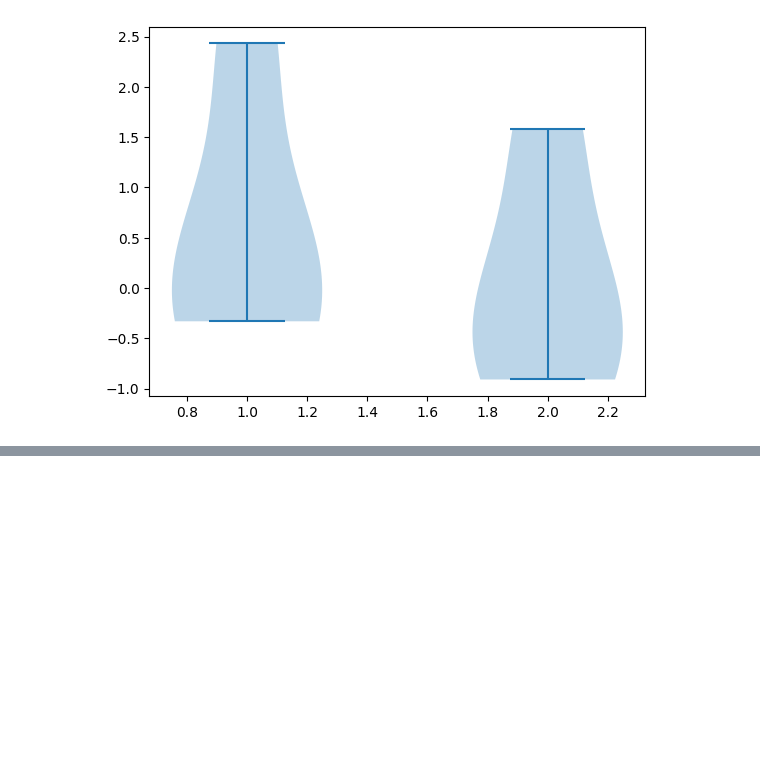
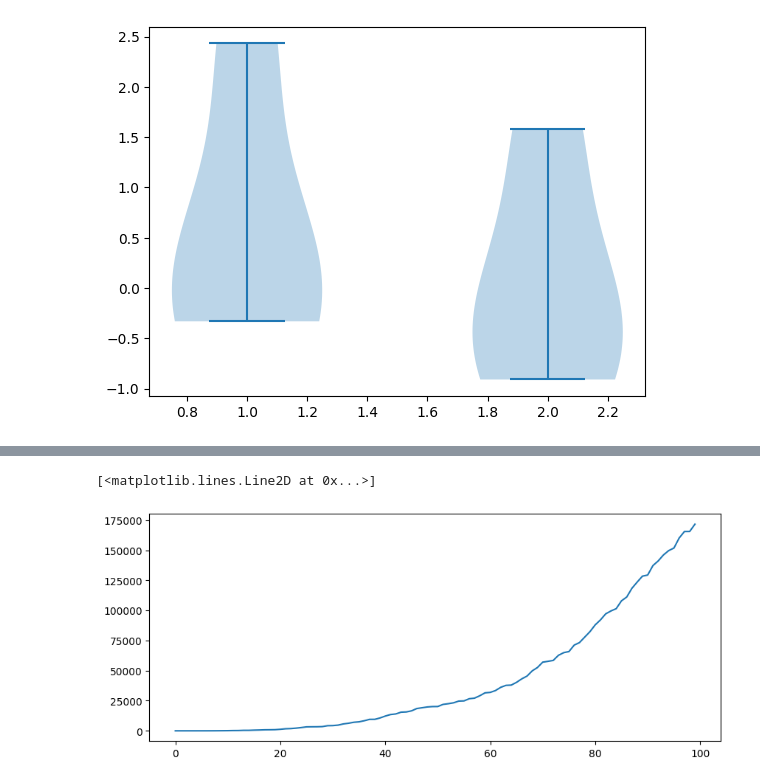
Before and after one commit to kazmierczakP/DataScienceNotebooks, a Jupyter notebook: Visualization.ipynb, the cells around one changed output, grey strips where cells are left out. Saved outputs shown, nothing was run; the diff lists cells and outputs as text; code cells hidden in the pictures; blank space fills up the shorter version.

```diff
--- a/Visualization.ipynb
+++ b/Visualization.ipynb
@@ -618,0 +651,6 @@ plt.violinplot(df.T);
+# %%
+np.random.seed(seed=1)
+df=pd.DataFrame(np.random.random_sample((100,1)),columns=['x']).reset_index()
+df['x']=df['x']*df.index*df.index
+df=df.cumsum()
+df.head()
@@ -618,0 +664,6 @@ plt.violinplot(df.T);
+# %%
+plt.figure(figsize=(10,4))
+plt.plot(df['x'], linestyle='-')
+# %% [output]
+[<matplotlib.lines.Line2D at 0x...>]
+[figure, added]
```
Also changed, not shown: parts of 8 cells of this notebook.
